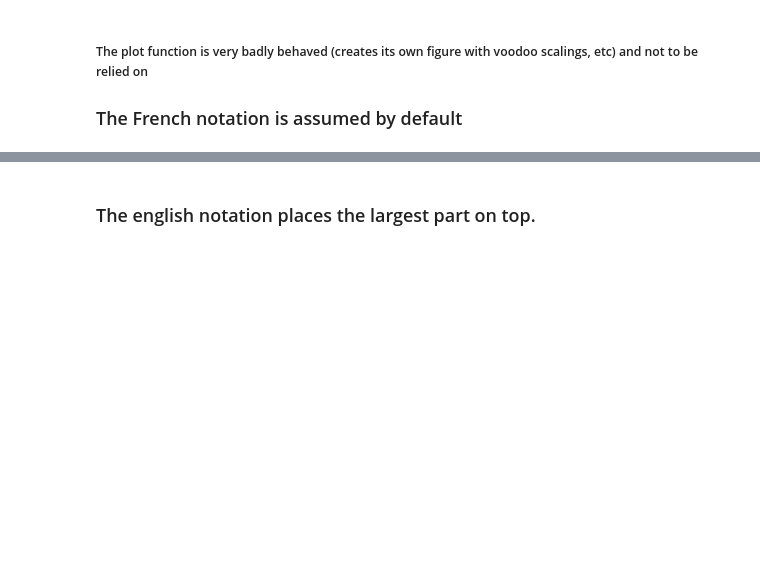
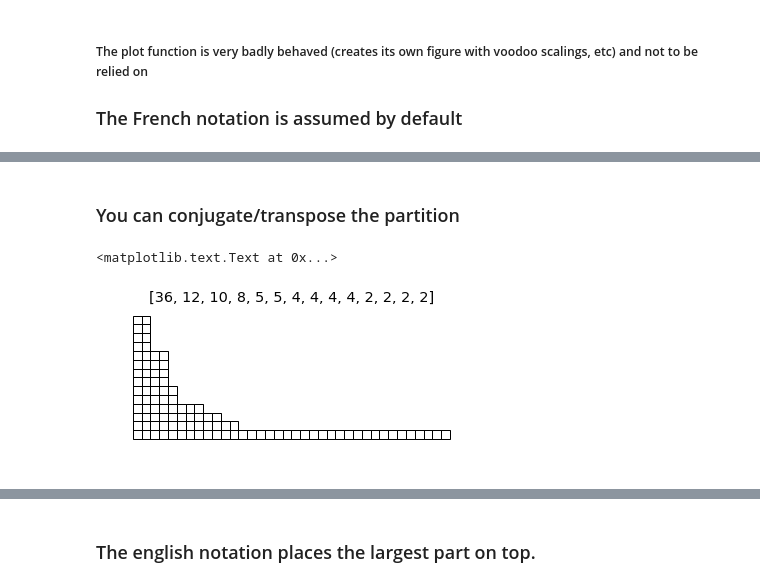
Before and after one commit to alicedb2/randompartitions, a Jupyter notebook: randompartitions_examples_and_use.ipynb, the cells around one changed output, grey strips where cells are left out. Saved outputs shown, nothing was run; the diff lists cells and outputs as text; code cells hidden in the pictures; blank space fills up the shorter version.

```diff
--- a/randompartitions_examples_and_use.ipynb
+++ b/randompartitions_examples_and_use.ipynb
@@ -24,3 +24,11 @@ plt.title(partition)
+# %% [markdown]
+### You can conjugate/transpose the partition
+# %%
+randompartitions.plot_YoungDiagram(randompartitions.conjugatePartition(partition))
+plt.title(randompartitions.conjugatePartition(partition))
+# %% [output]
+<matplotlib.text.Text at 0x...>
+[figure, added]
 # %%
 partition2 = randompartitions.randomPartition_AD5(100)
 print(partition2)
```
Also changed, not shown: parts of 12 cells of this notebook.
